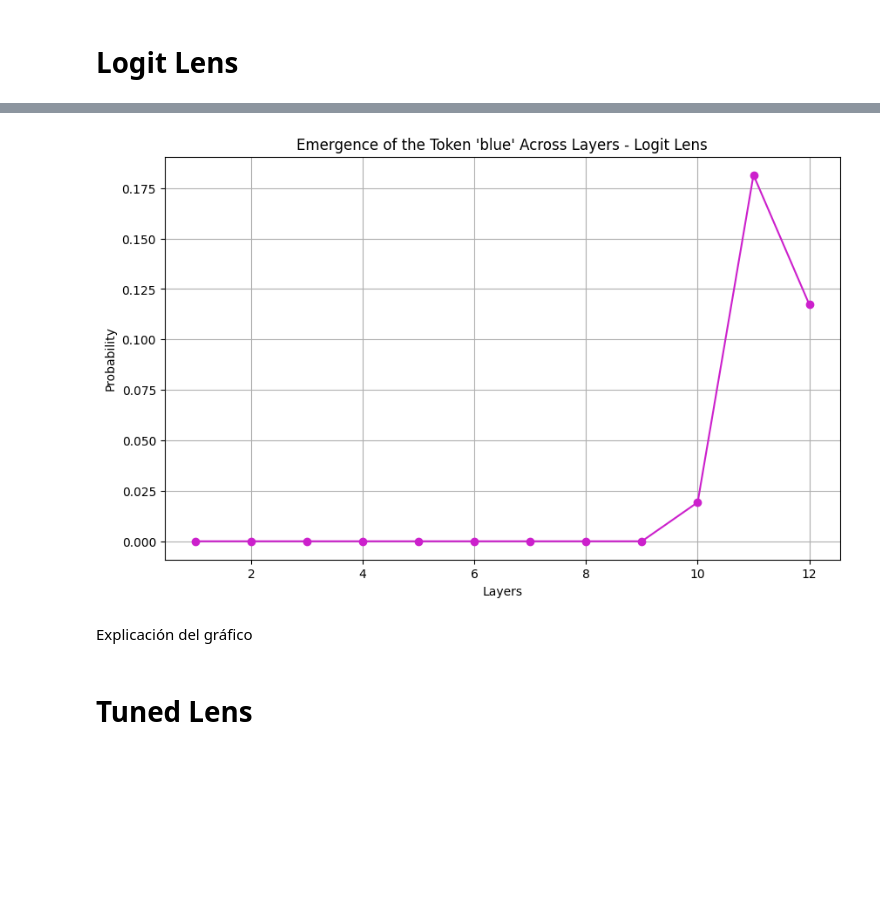
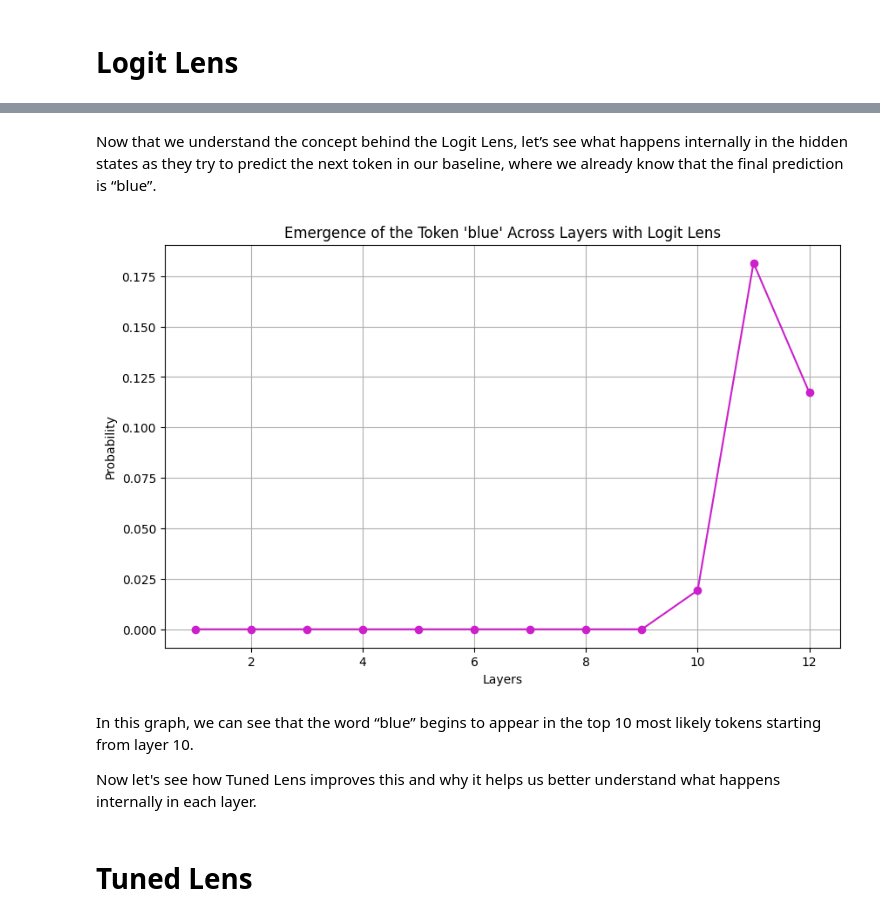
Before and after one commit to jakomycat/logit-lens-vs-tuned-lens, a Jupyter notebook: notebooks/01_lens_mechanics_and_intuition.ipynb, the cells around one changed output, grey strips where cells are left out. Cells and saved outputs as stored; diff of their text form; code cells hidden in the pictures; blank space fills up the shorter version.

Commit message:
Notebook finished. Visual comparation added and all the markdown has been written.

```diff
--- a/notebooks/01_lens_mechanics_and_intuition.ipynb
+++ b/notebooks/01_lens_mechanics_and_intuition.ipynb
@@ -43,3 +58,5 @@ Explicación del logit lens
+# %% [markdown]
+Now that we understand the concept behind the Logit Lens, let’s see what happens internally in the hidden states as they try to predict the next token in our baseline, where we already know that the final prediction is “blue”.
 # %%
 from src.logit_lens import run_logit_lens
 from src.notebooks_utils import get_word_probability
@@ -52,21 +69,23 @@ probs_logit = get_word_probability(layers_predictions_logit, 'blue')
 # %%
 import matplotlib.pyplot as plt
 
-# Gráfica
+# Graph
 plt.figure(figsize=(10, 6))
 
 plt.plot(range(1, len(probs_logit) + 1), probs_logit, marker='o', color="#cc20cc")
 
-plt.title('Emergence of the Token \'blue\' Across Layers - Logit Lens')
+plt.title('Emergence of the Token \'blue\' Across Layers with Logit Lens')
 plt.xlabel('Layers')
 plt.ylabel('Probability')
 
 plt.grid()
 plt.show()
 # %% [output]
-[figure, old version]
+[figure, new version]
-# %% [markdown]
-Explicación del gráfico
+# %% [markdown]
+In this graph, we can see that the word “blue” begins to appear in the top 10 most likely tokens starting from layer 10.
+
+Now let's see how Tuned Lens improves this and why it helps us better understand what happens internally in each layer.
 # %% [markdown]
 # Tuned Lens
 # %% [markdown]
```
Also changed, not shown: parts of 11 cells of this notebook.
